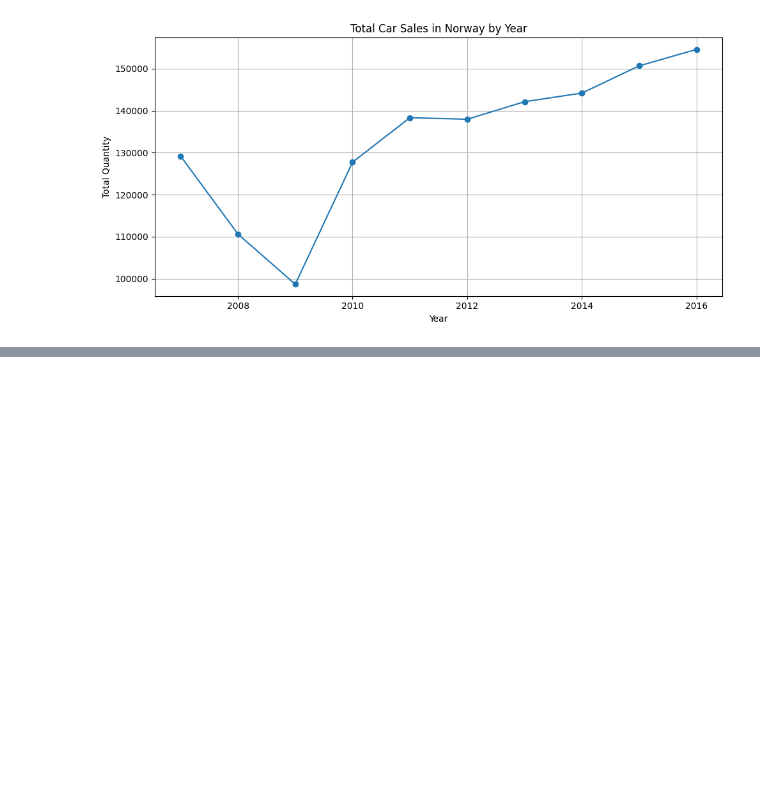
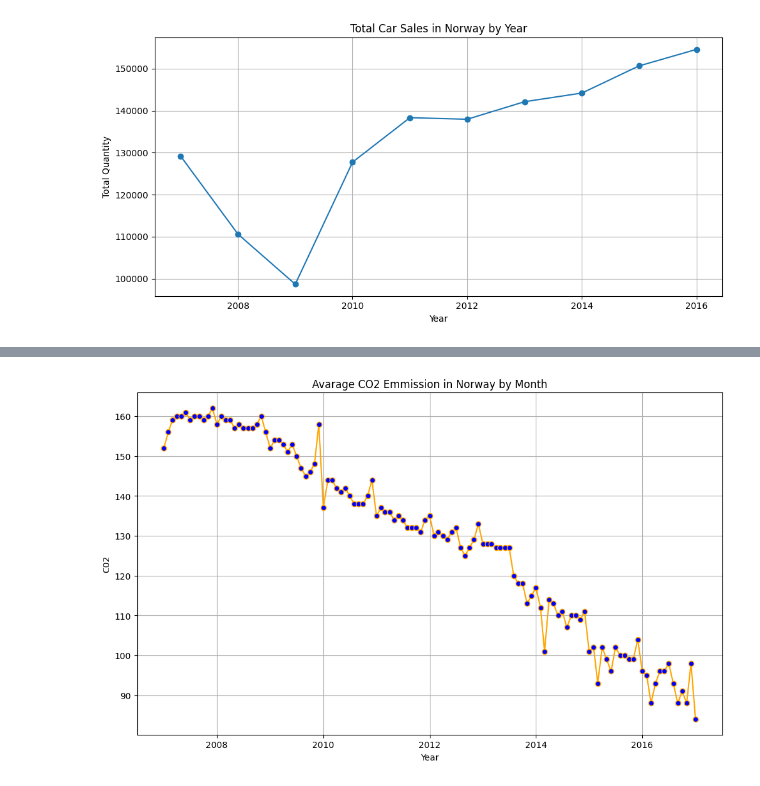
Before and after one commit to Nirre23/data_visualization, a Jupyter notebook: exercises/exercise0/car_sales_month.ipynb, the cells around one changed output, grey strips where cells are left out. Drawn from its saved outputs; the diff is of its cells as text; code cells hidden in the pictures; blank space fills up the shorter version.

```diff
--- a/exercises/exercise0/car_sales_month.ipynb
+++ b/exercises/exercise0/car_sales_month.ipynb
@@ -84,0 +152,17 @@ plt.plot(import_per_year.index,import_per_year.values,linestyle='--',marker = 'X
+# %%
+plt.figure(figsize=(10,6),)
+plt.plot(co2_per_month.index,
+         co2_per_month.values,
+         linestyle='-',
+         marker= 'o',
+         markerfacecolor='blue',
+         color='orange',
+         )
+plt.grid(True)
+plt.tight_layout()
+plt.xlabel('Year')
+plt.ylabel('C02')
+plt.title('Avarage CO2 Emmission in Norway by Month')
+plt.savefig('../plots/co2_per_month.png',bbox_inches='tight',dpi = 280)
+# %% [output]
+[figure, added]
```
Also changed, not shown: parts of 9 cells of this notebook, 4 other files.
